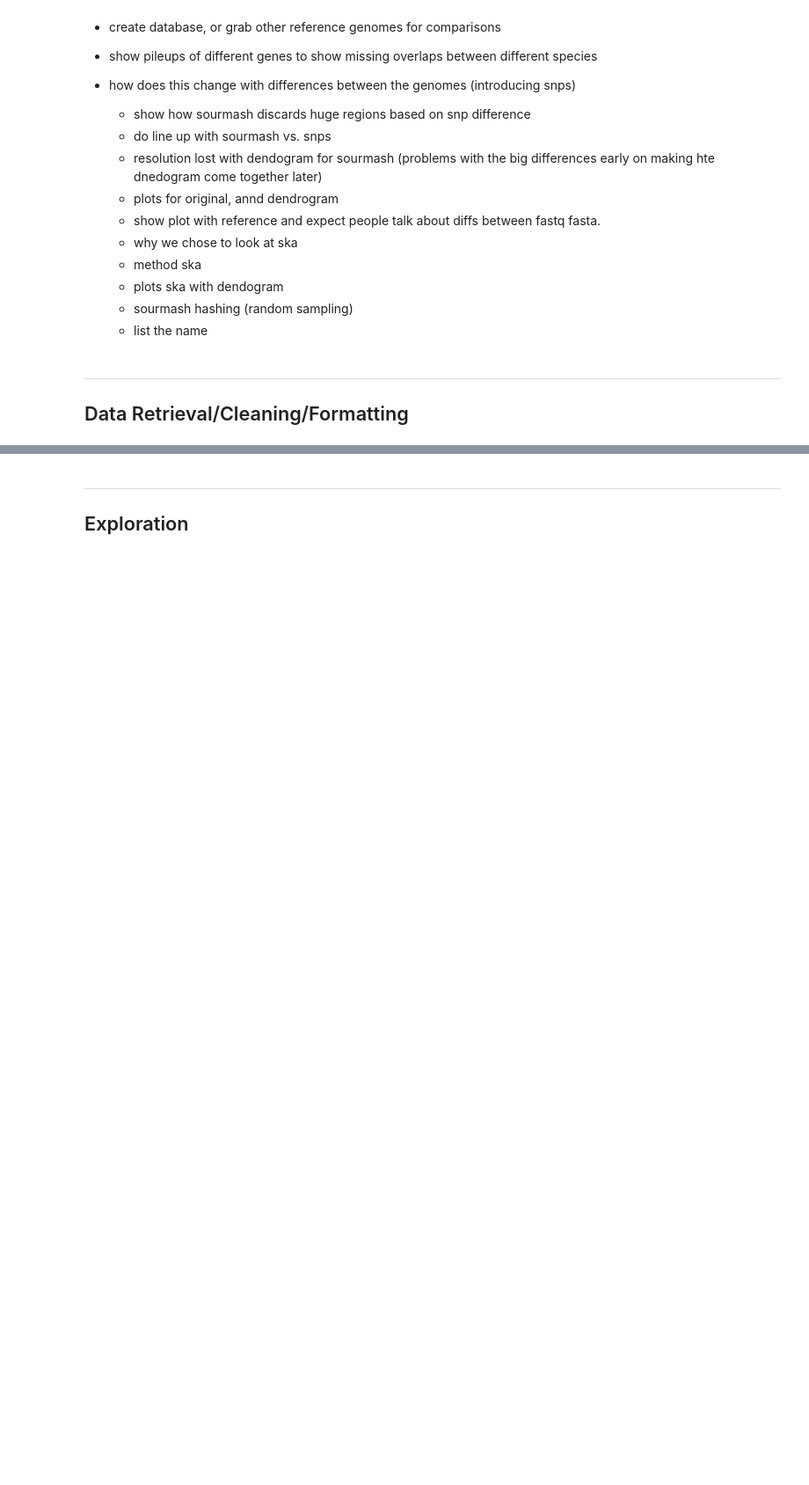
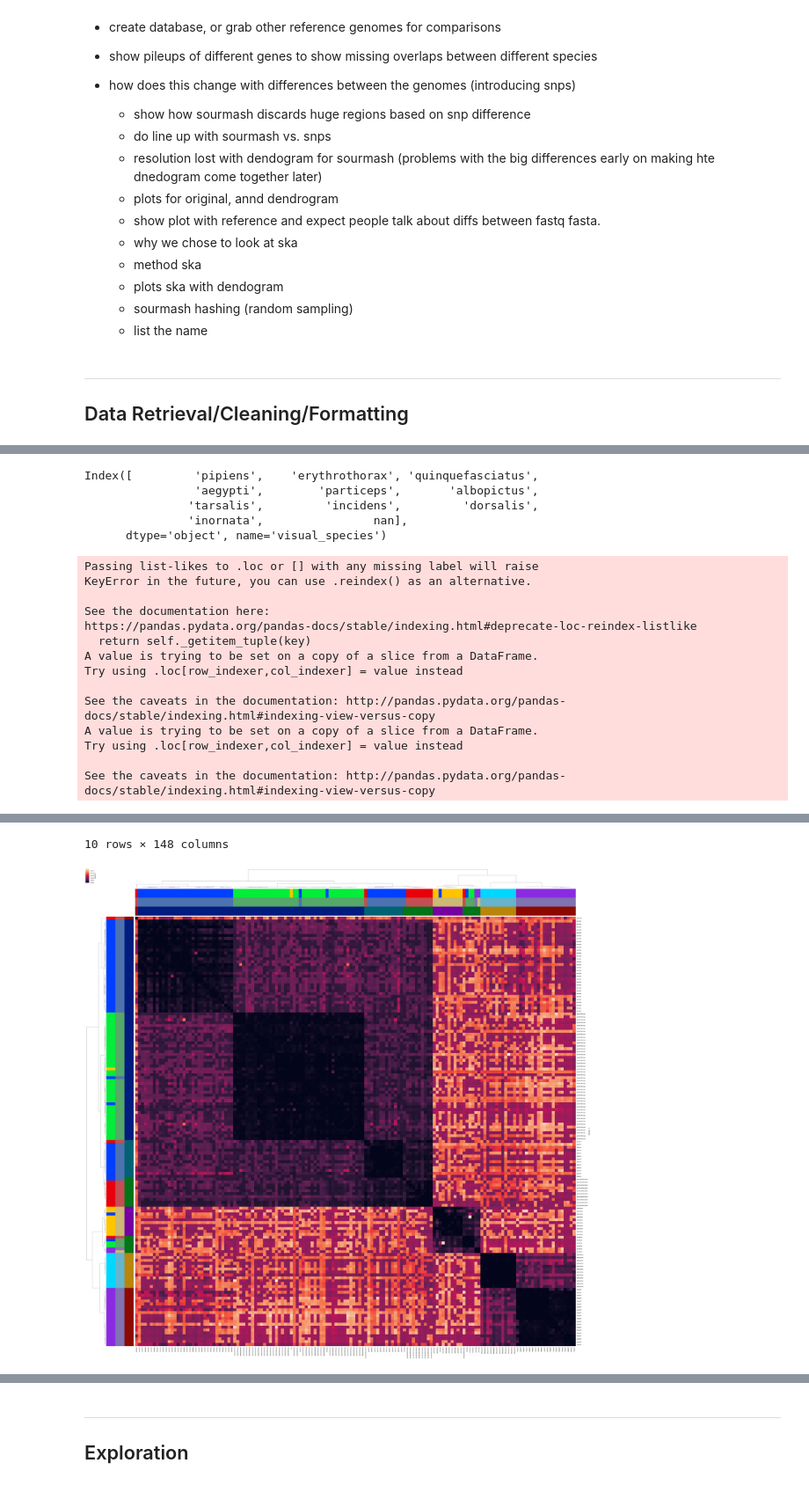
Before and after one commit to czbiohub/sketch-compare, a Jupyter notebook: visualization.ipynb, the cells around one changed output, grey strips where cells are left out. Shown: that part at 88% size. Drawn from its saved outputs; the diff is of its cells as text; code cells hidden in the pictures; blank space fills up the shorter version.

```diff
--- a/visualization.ipynb
+++ b/visualization.ipynb
@@ -463,0 +545,34 @@ def get_silhouette_score(fp, metadata, tailing, values="SNP_distance", correlati
+# %%
+#read in row distance matrices and cluster
+t_raw = pd.read_csv("ksize_15_new.distances.tsv", sep="\t")
+t_nf = pd.read_csv("ksize_15.distances.tsv", sep="\t")
+
+print(len(t_raw["Sample 1"].unique()))
+print(len(t_nf["Sample 1"].unique()))
+
+in_raw_not_nf = [x for x in t_raw["Sample 1"].unique() if x not in t_nf["Sample 1"].unique()]
+print("in raw and not in nf", set(in_raw_not_nf))
+
+in_nf_not_raw = [x for x in t_nf["Sample 1"].unique() if x not in t_raw["Sample 1"].unique()]
+print("in nf not in raw", set(in_nf_not_raw))
+
+total_samples = pd.concat(
+    [
+        t_raw,
+        t_nf
+    ],
+    axis=0
+).drop_duplicates()
+
+dd_pivot_w_ska_labels, cluster_map, linkage = join_on_ska_labels(
+    total_samples,
+    species_id,
+    "_ksize_15",
+    k=10,
+    values="SNP_distance",
+)
+
+#check for that all samples made it into final distance matrix
+assert len(dd_pivot_w_ska_labels.index.get_level_values(0)) == 148
+# assert all samples are accounted for based on metadata sheet
+assert [x for x in species_id.index if x not in dd_pivot_w_ska_labels.index.get_level_values(0)] == []
@@ -463,0 +598,33 @@ def get_silhouette_score(fp, metadata, tailing, values="SNP_distance", correlati
+# %%
+dd_pivot_w_ska_labels.index.get_level_values(2).unique()
+# %% [output]
+Index([         'pipiens',    'erythrothorax', 'quinquefasciatus',
+                'aegypti',        'particeps',       'albopictus',
+               'tarsalis',         'incidens',         'dorsalis',
+               'inornata',                nan],
+      dtype='object', name='visual_species')
+# %%
+wrap_clustermap_and_mismatches(
+    total_samples,
+    species_id,
+    "_ksize_15",
+    k=10,
+    figsize=(60,60),
+    values="SNP_distance",
+    diagonal=0
+)
+# %% [output]
+Passing list-likes to .loc or [] with any missing label will raise
+KeyError in the future, you can use .reindex() as an alternative.
+
+See the documentation here:
+https://pandas.pydata.org/pandas-docs/stable/indexing.html#deprecate-loc-reindex-listlike
+  return self._getitem_tuple(key)
+A value is trying to be set on a copy of a slice from a DataFrame.
+Try using .loc[row_indexer,col_indexer] = value instead
+
+See the caveats in the documentation: http://pandas.pydata.org/pandas-docs/stable/indexing.html#indexing-view-versus-copy
+A value is trying to be set on a copy of a slice from a DataFrame.
+Try using .loc[row_indexer,col_indexer] = value instead
+
+See the caveats in the documentation: http://pandas.pydata.org/pandas-docs/stable/indexing.html#indexing-view-versus-copy
@@ -463,0 +643,2 @@ def get_silhouette_score(fp, metadata, tailing, values="SNP_distance", correlati
+10 rows × 148 columns
+[figure, added]
```
Also changed, not shown: parts of 64 cells of this notebook.
